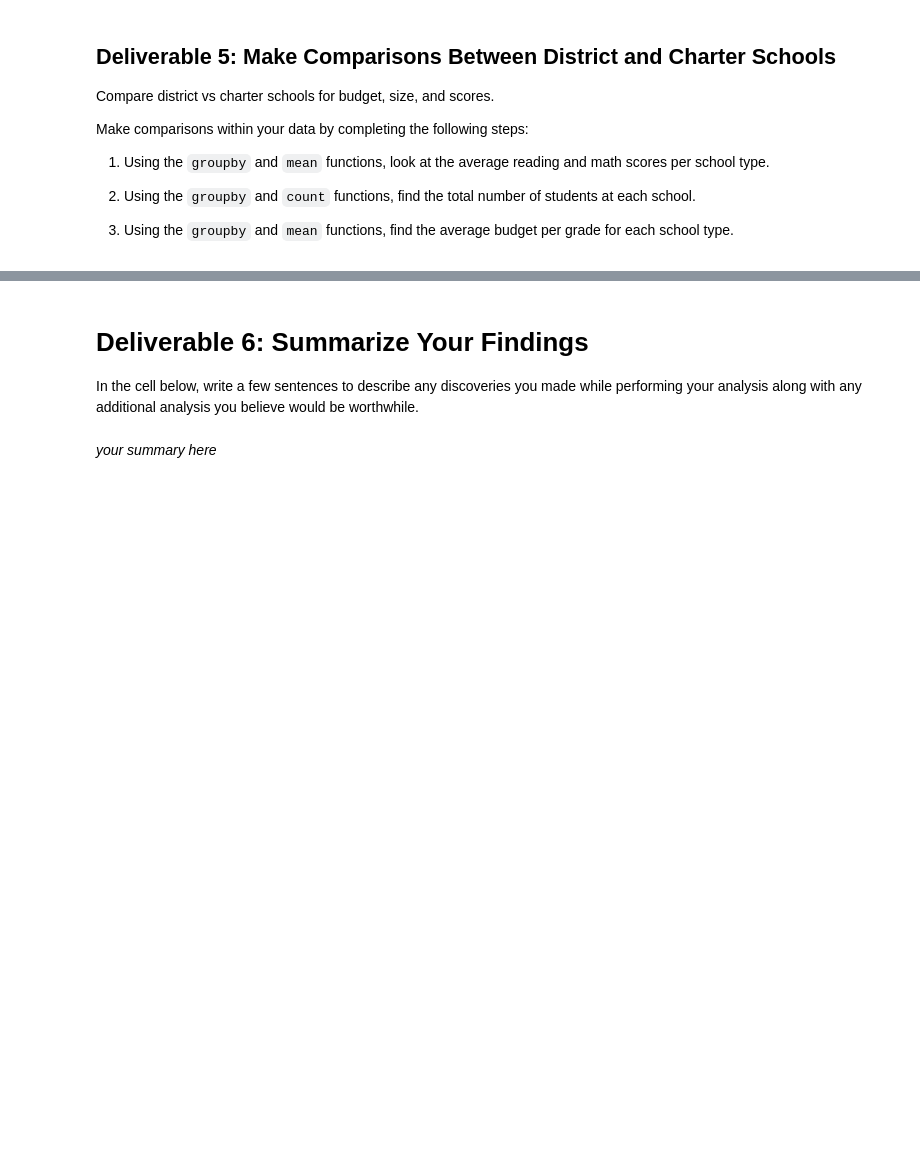
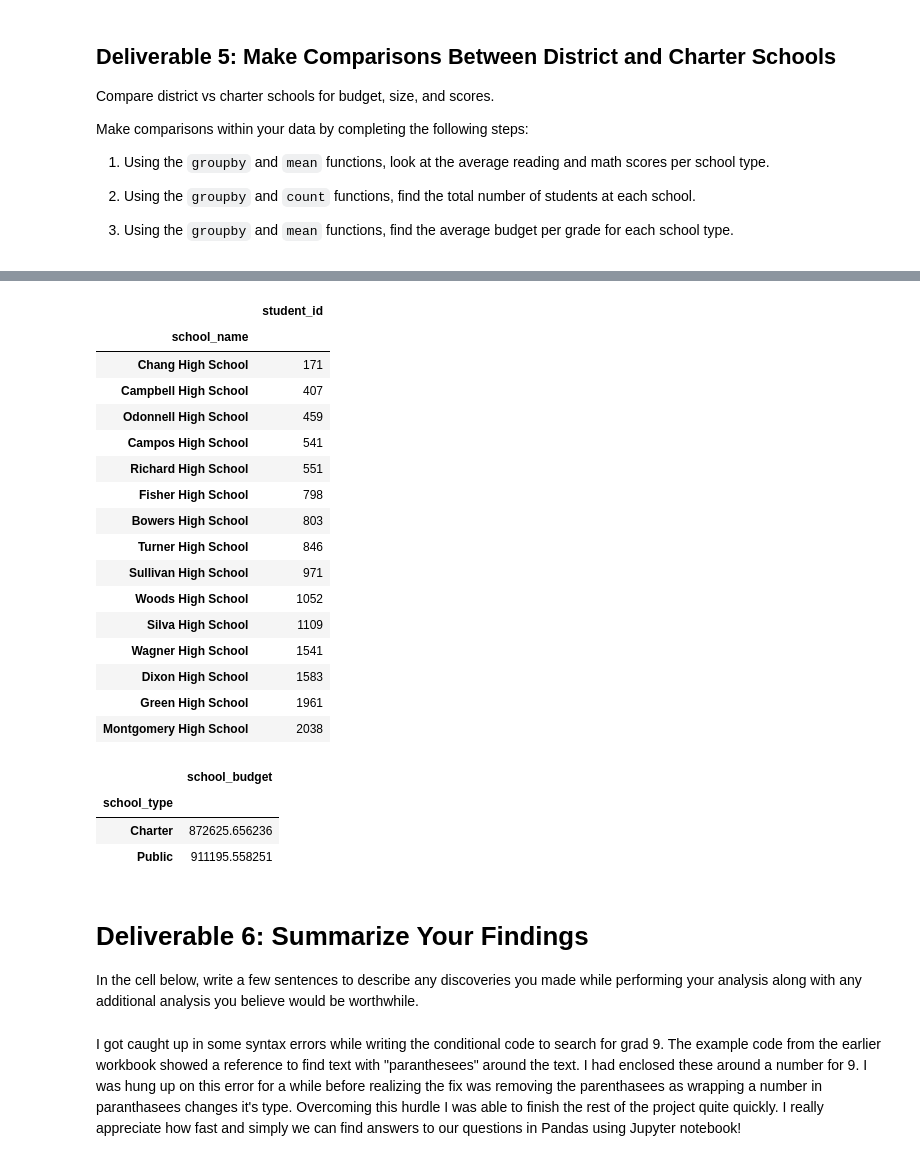
Before and after one commit to Pazz0/School_District_Analysis, a Jupyter notebook: Student_Data_Challenge_Starter_Code.ipynb, the cells around one changed output, grey strips where cells are left out. Drawn from its saved outputs; the diff is of its cells as text; code cells hidden in the pictures; blank space fills up the shorter version.

```diff
--- a/Student_Data_Challenge_Starter_Code.ipynb
+++ b/Student_Data_Challenge_Starter_Code.ipynb
@@ -284,10 +289,39 @@ avg_reading_math_by_school.loc[:, ["math_score", "reading_score"]]
 # %%
 # Use the `groupby`, `count`, and `sort_values` functions to find the
 # total number of students at each school and sort from most students to least students.
+
+num_studs = student_df.groupby(by='school_name').count()
+num_studs.loc [:, ['student_id']].sort_values("student_id")
+# %% [output]
+|  | student_id |
+| school_name |  |
+| Chang High School | 171 |
+| Campbell High School | 407 |
+| Odonnell High School | 459 |
+| Campos High School | 541 |
+| Richard High School | 551 |
+| Fisher High School | 798 |
+| Bowers High School | 803 |
+| Turner High School | 846 |
+| Sullivan High School | 971 |
+| Woods High School | 1052 |
+| Silva High School | 1109 |
+| Wagner High School | 1541 |
+| Dixon High School | 1583 |
+| Green High School | 1961 |
+| Montgomery High School | 2038 |
 # %%
 #Use groupby and mean functions, find the average budget per grade for each school type.
+
+avg_budget_per_grade = student_df.groupby(by='school_type').mean()
+avg_budget_per_grade.loc[:, ["school_budget"]]
+# %% [output]
+|  | school_budget |
+| school_type |  |
+| Charter | 872625.656236 |
+| Public | 911195.558251 |
 # %% [markdown]
 # Deliverable 6: Summarize Your Findings
 In the cell below, write a few sentences to describe any discoveries you made while performing your analysis along with any additional analysis you believe would be worthwhile.
 # %% [markdown]
-*your summary here*
+I got caught up in some syntax errors while writing the conditional code to search for grad 9. The example code from the earlier workbook showed a reference to find text with "paranthesees" around the text. I had enclosed these around a number for 9. I was hung up on this error for a while before realizing the fix was removing the parenthasees as wrapping a number in paranthasees changes it's type. Overcoming this hurdle I was able to finish the rest of the project quite quickly. I really appreciate how fast and simply we can find answers to our questions in Pandas using Jupyter notebook!
```
Also changed, not shown: parts of 1 cell of this notebook.
